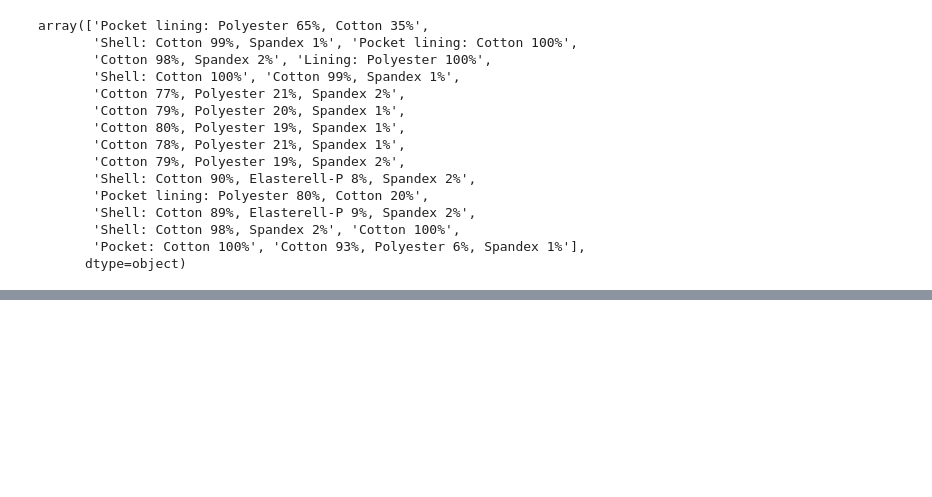
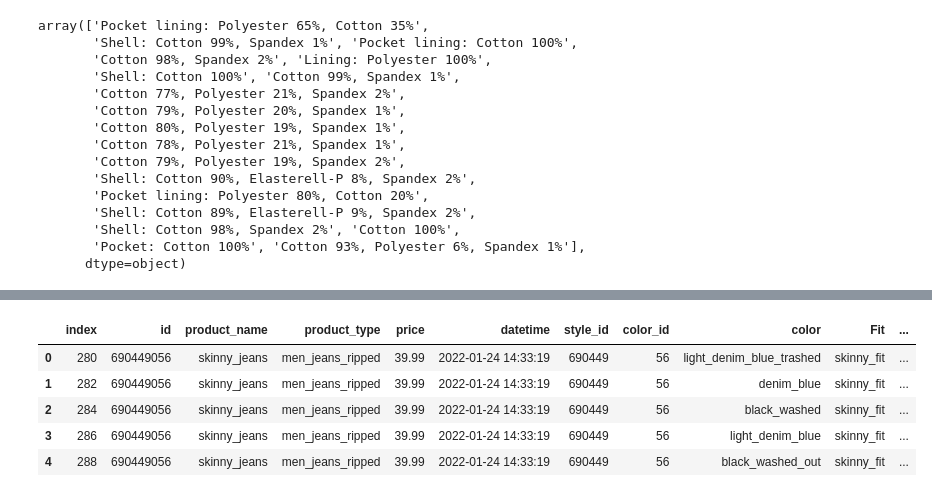
Before and after one commit to lucasquemelli/ds_ao_dev, a Jupyter notebook: H&M .ipynb, the cells around one changed output, grey strips where cells are left out. Saved outputs shown, nothing was run; the diff lists cells and outputs as text; code cells hidden in the pictures; blank space fills up the shorter version.

```diff
--- a/H&M .ipynb
+++ b/H&M .ipynb
@@ -841,0 +779,3 @@ df_ref.head()
+# %%
+df_ref = df_ref.drop(columns=['level_0'], axis=1)
+df_ref = df_ref.iloc[:, ~df_ref.columns.duplicated()]
@@ -841,0 +805,4 @@ df_ref.head()
+# %%
+df_ref = pd.concat([df_ref.reset_index(), df_spandex.reset_index()], axis=1)
+df_ref = df_ref.drop(columns=['Spandex'], axis=1)
+df_ref.head()
@@ -841,0 +816,3 @@ df_ref.head()
+# %%
+df_ref = df_ref.drop(columns=['level_0'], axis=1)
+df_ref = df_ref.iloc[:, ~df_ref.columns.duplicated()]
@@ -841,0 +874,3 @@ df_ref.head()
+# %%
+data = pd.concat([data.reset_index(), df_ref.reset_index()], axis=1)
+data.head()
@@ -841,0 +884,11 @@ df_ref.head()
+# %%
+data = data.drop(columns=['Unnamed: 0', 'level_0', 'Composition'], axis=1)
+data = data.iloc[:, ~data.columns.duplicated()]
+data.head()
+# %% [output]
+|  | index | id | product_name | product_type | price | datetime | style_id | color_id | color | Fit | ... |
+| 0 | 280 | 690449056 | skinny_jeans | men_jeans_ripped | 39.99 | 2022-01-24 14:33:19 | 690449 | 56 | light_denim_blue_trashed | skinny_fit | ... |
+| 1 | 282 | 690449056 | skinny_jeans | men_jeans_ripped | 39.99 | 2022-01-24 14:33:19 | 690449 | 56 | denim_blue | skinny_fit | ... |
+| 2 | 284 | 690449056 | skinny_jeans | men_jeans_ripped | 39.99 | 2022-01-24 14:33:19 | 690449 | 56 | black_washed | skinny_fit | ... |
+| 3 | 286 | 690449056 | skinny_jeans | men_jeans_ripped | 39.99 | 2022-01-24 14:33:19 | 690449 | 56 | light_denim_blue | skinny_fit | ... |
+| 4 | 288 | 690449056 | skinny_jeans | men_jeans_ripped | 39.99 | 2022-01-24 14:33:19 | 690449 | 56 | black_washed_out | skinny_fit | ... |
```
Also changed, not shown: parts of 94 cells of this notebook.
